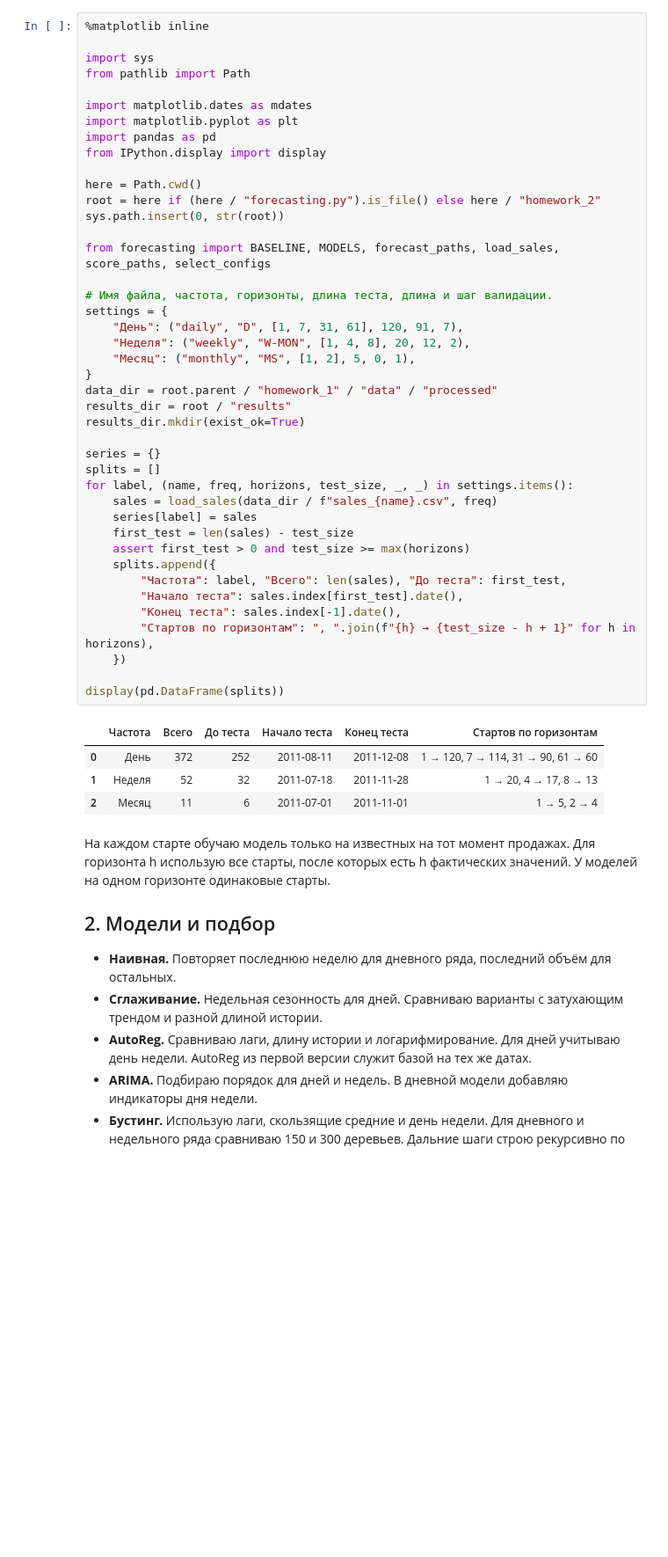
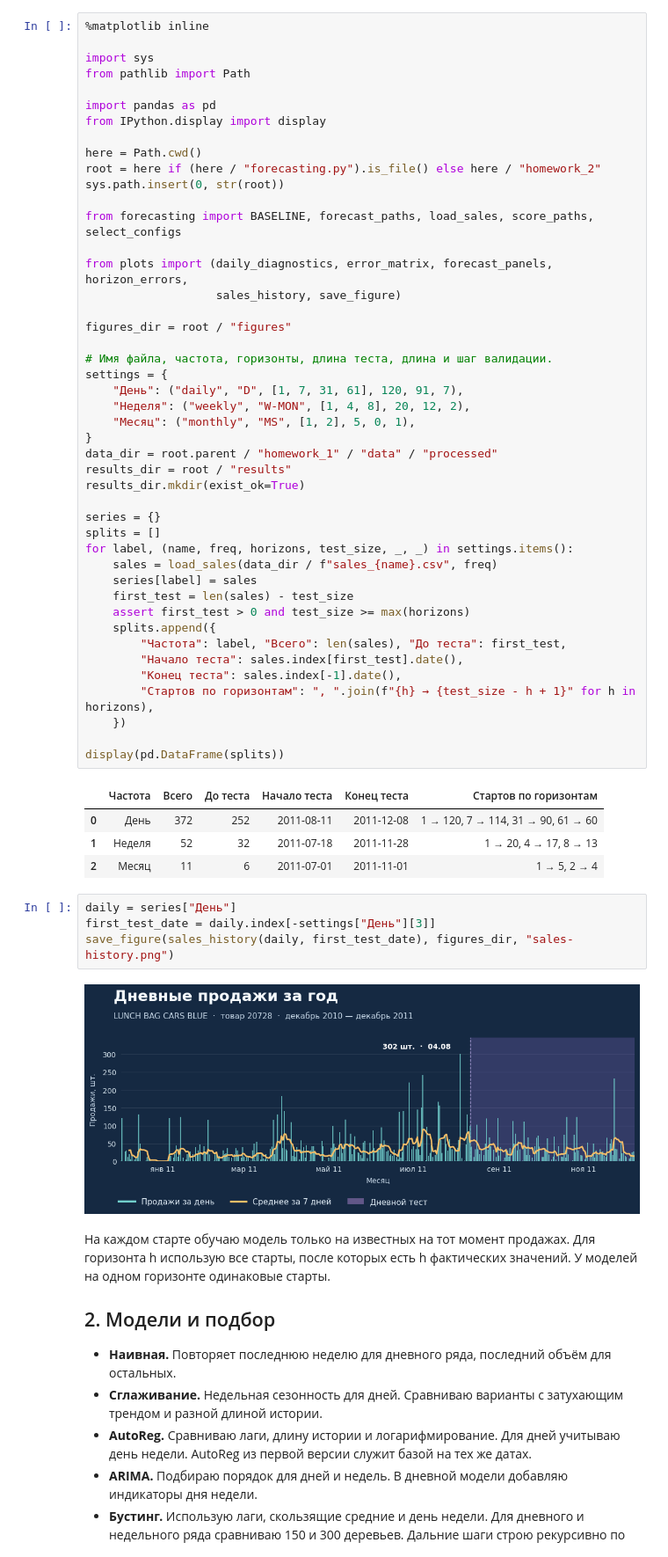
Before and after one commit to StiksXGod/hse-time-series, a Jupyter notebook: homework_2/forecast.ipynb, the cells around one changed output. Shown at 88% size. Drawn from its saved outputs; the diff is of its cells as text; blank space fills up the shorter version.

Commit message:
Illustrate retail forecasts in the notebook and GitHub READMEs

```diff
--- a/homework_2/forecast.ipynb
+++ b/homework_2/forecast.ipynb
@@ -12,8 +12,6 @@
 import sys
 from pathlib import Path
 
-import matplotlib.dates as mdates
-import matplotlib.pyplot as plt
 import pandas as pd
 from IPython.display import display
 
@@ -21,7 +19,12 @@ here = Path.cwd()
 root = here if (here / "forecasting.py").is_file() else here / "homework_2"
 sys.path.insert(0, str(root))
 
-from forecasting import BASELINE, MODELS, forecast_paths, load_sales, score_paths, select_configs
+from forecasting import BASELINE, forecast_paths, load_sales, score_paths, select_configs
+
+from plots import (daily_diagnostics, error_matrix, forecast_panels, horizon_errors,
+                   sales_history, save_figure)
+
+figures_dir = root / "figures"
 
 # Имя файла, частота, горизонты, длина теста, длина и шаг валидации.
 settings = {
@@ -53,6 +56,12 @@ display(pd.DataFrame(splits))
 | 0 | День | 372 | 252 | 2011-08-11 | 2011-12-08 | 1 → 120, 7 → 114, 31 → 90, 61 → 60 |
 | 1 | Неделя | 52 | 32 | 2011-07-18 | 2011-11-28 | 1 → 20, 4 → 17, 8 → 13 |
 | 2 | Месяц | 11 | 6 | 2011-07-01 | 2011-11-01 | 1 → 5, 2 → 4 |
+# %%
+daily = series["День"]
+first_test_date = daily.index[-settings["День"][3]]
+save_figure(sales_history(daily, first_test_date), figures_dir, "sales-history.png")
+# %% [output]
+[figure, added]
 # %% [markdown]
 На каждом старте обучаю модель только на известных на тот момент продажах. Для горизонта h использую все старты, после которых есть h фактических значений. У моделей на одном горизонте одинаковые старты.
 
```
Also changed, not shown: parts of 9 cells of this notebook, 10 other files.
